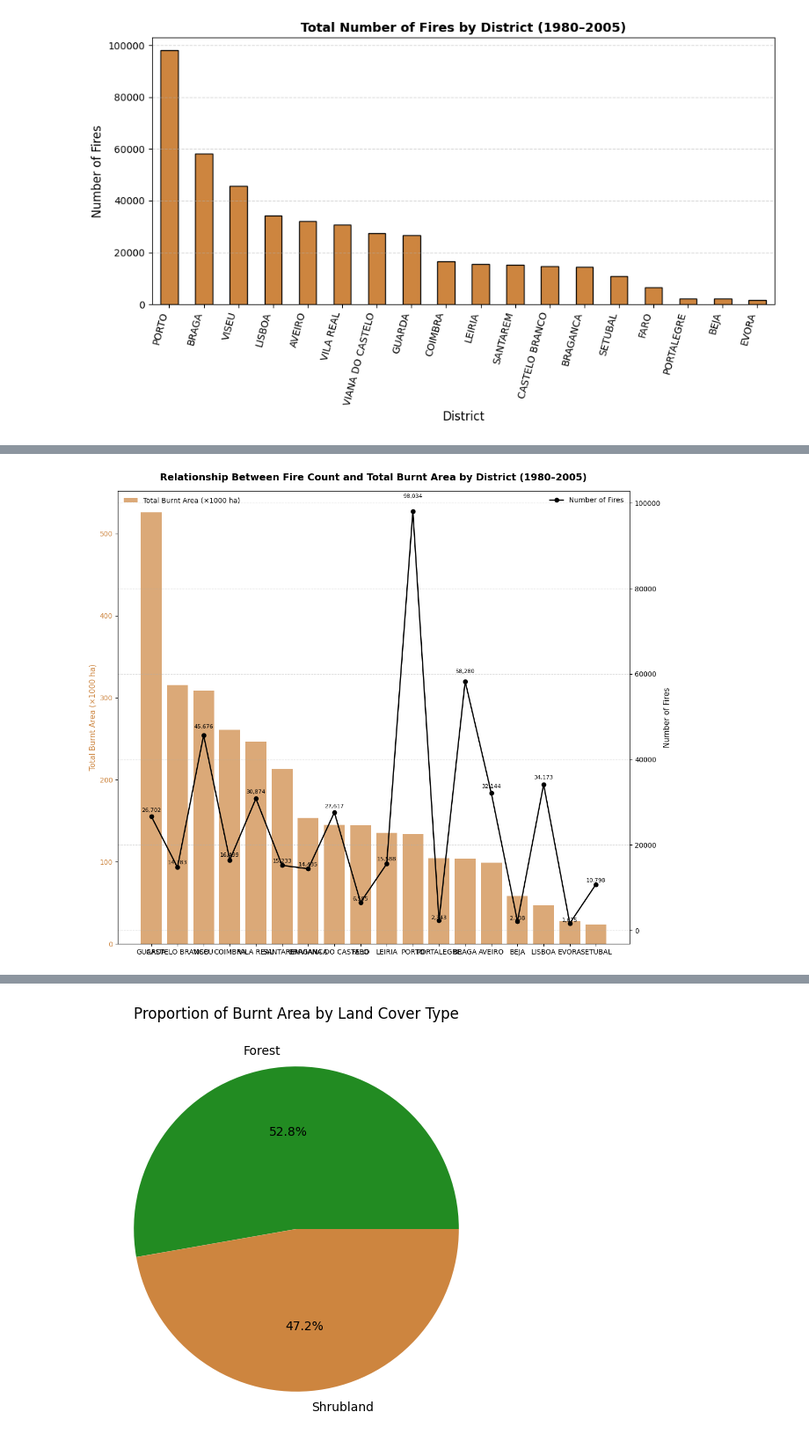
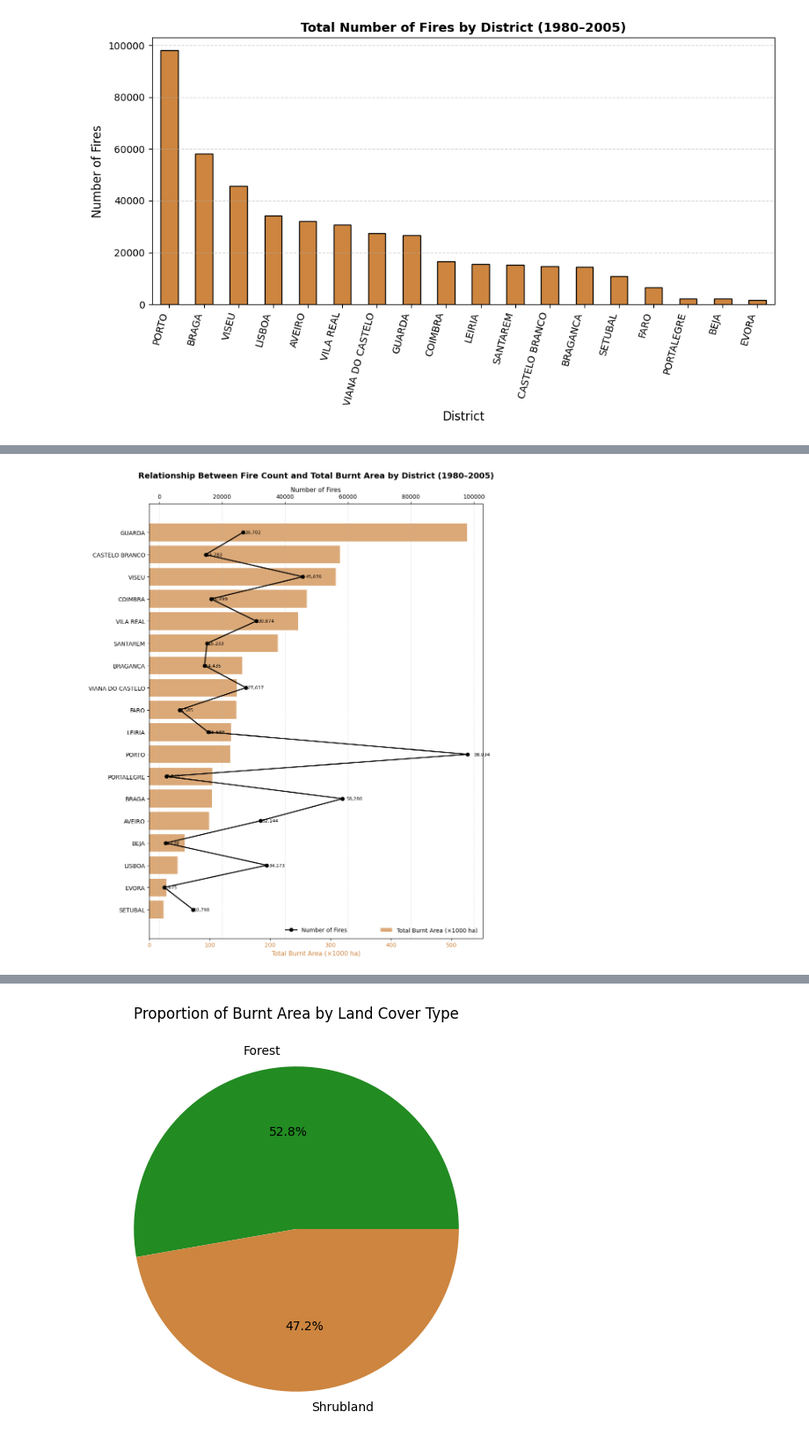
Before and after one commit to Mihalachee/RuralFireDatabase, a Jupyter notebook: project.ipynb, the cells around one changed output, grey strips where cells are left out. Shown at 88% size. Saved outputs shown, nothing was run; the diff lists cells and outputs as text; code cells hidden in the pictures.

```diff
--- a/project.ipynb
+++ b/project.ipynb
@@ -17,5 +134,5 @@ We imported the raw text file into a structured DataFrame and saved it as a clea
 # %%
-txt_path = "PRFD_1980_2005_17Nov11.txt"
+txt_path = "data/PRFD_1980_2005_17Nov11.txt"
 cols = ["district_id","district","county","parish",
         "shrub_pub","shrub_priv","shrub_total",
         "forest_pub","forest_priv","forest_total",
@@ -31,7 +148,7 @@ df = pd.read_csv(
     low_memory=False
 )
 
-df.to_csv("FireDataset.csv", index=False, encoding="utf-8", na_rep="")
+df.to_csv("data/FireDataset.csv", index=False, encoding="utf-8", na_rep="")
 # %% [markdown]
 #### Basic structure
 Here we quickly verified the shape, first rows, and column names of the imported dataset. This step ensures that the file was read correctly, that all 29 expected columns are present, and that the data aligns properly with the predefined schema before moving forward with cleaning or transformation.
@@ -511,41 +706,39 @@ explicar e dizer que é estranho ter dado tantos incendios p.e. no porto quando
 # %%
-# NÃO SEI PORQUE NÃO CONSIGO COLOCAR AS LABELS X VERICAIS, AJUDA e formatar os numeros por favor, estou mesmo cansada n consigo mais 🫤 !!
-
 district_stats = df.groupby('district').agg({
     'area_total': 'sum',
     'district_id': 'count'
 }).rename(columns={'district_id': 'fire_count'})
 
-district_stats = district_stats.sort_values('area_total', ascending=False)
+district_stats = district_stats.sort_values('area_total', ascending=True) # ascending order for horizontal bars
 
-fig, ax1 = plt.subplots(figsize=(12,10))
+fig, ax1 = plt.subplots(figsize=(10, 12))
 
-bars = ax1.bar(district_stats.index, district_stats['area_total']/1000,
-               color='peru', alpha=0.7, label='Total Burnt Area (×1000 ha)')
-ax1.set_ylabel("Total Burnt Area (×1000 ha)", color='peru', fontsize=11)
-ax1.tick_params(axis='y', labelcolor='peru')
+# --- Horizontal bars for total area ---
+bars = ax1.barh(district_stats.index, district_stats['area_total'] / 1000,
+                color='peru', alpha=0.7, label='Total Burnt Area (×1000 ha)')
+ax1.set_xlabel("Total Burnt Area (×1000 ha)", color='peru', fontsize=11)
+ax1.tick_params(axis='x', labelcolor='peru')
 
-ax2 = ax1.twinx()
-ax2.plot(district_stats.index, district_stats['fire_count'],
+# --- Secondary axis for number of fires ---
+ax2 = ax1.twiny()
+ax2.plot(district_stats['fire_count'], district_stats.index,
          color='black', marker='o', linewidth=1.8, label='Number of Fires')
-ax2.set_ylabel("Number of Fires", color='black', fontsize=11)
-ax2.tick_params(axis='y', labelcolor='black')
+ax2.set_xlabel("Number of Fires", color='black', fontsize=11)
+ax2.tick_params(axis='x', labelcolor='black')
 
-for i, (x, fires) in enumerate(zip(district_stats.index, district_stats['fire_count'])):
-    ax2.text(i, fires + (fires * 0.03),
-             f"{int(fires):,}", ha='center', va='bottom',
-             fontsize=8, color='black', rotation=0)
+# --- Fire Number Labels ---
+for i, (fires, y) in enumerate(zip(district_stats['fire_count'], district_stats.index)):
+    ax2.text(fires + fires * 0.02, i, f"{int(fires):,}", va='center',
+             fontsize=8, color='black')
 
 plt.title("Relationship Between Fire Count and Total Burnt Area by District (1980–2005)",
           fontsize=14, weight='bold', pad=15)
-plt.xticks(rotation=90, ha='center', fontsize=10)
-plt.grid(axis='y', linestyle='--', alpha=0.4)
-
-ax1.legend(loc='upper left', frameon=False)
-ax2.legend(loc='upper right', frameon=False)
+plt.grid(axis='x', linestyle='--', alpha=0.4)
+ax1.legend(loc='lower right', frameon=False)
+ax2.legend(loc='lower center', frameon=False)
 
 plt.tight_layout()
 plt.show()
 # %% [output]
-[figure, old version]
+[figure, new version]
 # %% [markdown]
```
Also changed, not shown: parts of 44 cells of this notebook, 2 other files.
